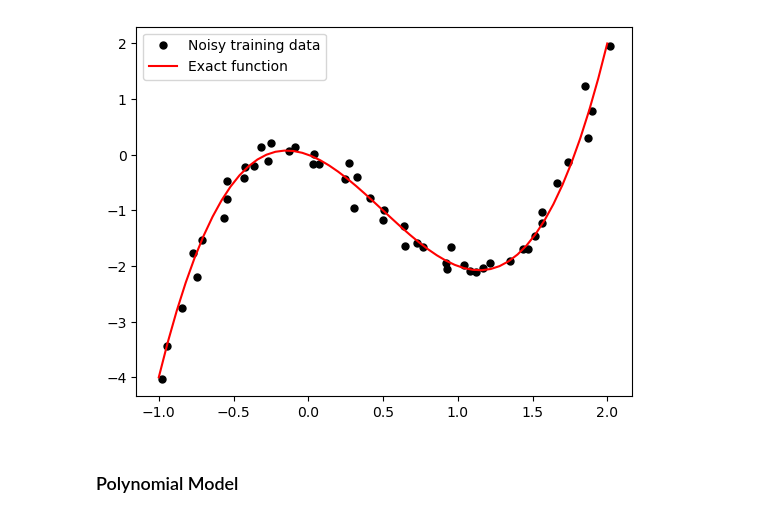
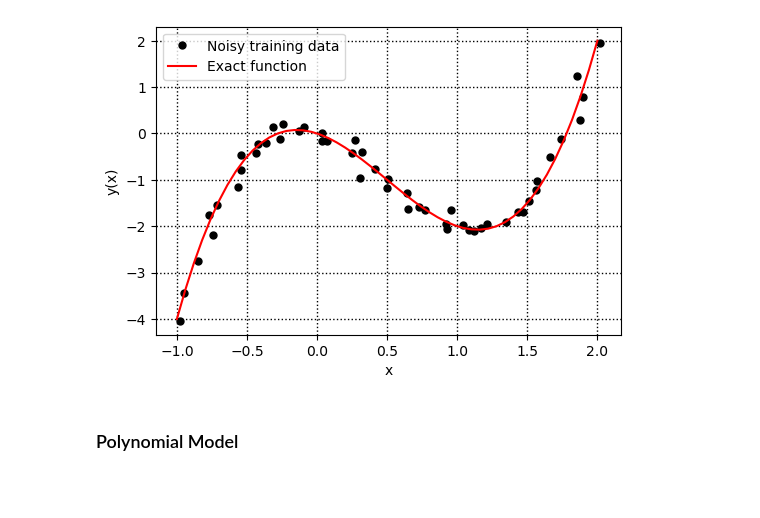
Before and after one commit to nampluskr/deep_learning_tutorials, a Jupyter notebook: edu_2025_ai/ex-01_function_fitting.ipynb, the cells around one changed output. Cells and saved outputs as stored; diff of their text form; code cells hidden in the pictures; blank space fills up the shorter version.

```diff
--- a/edu_2025_ai/ex-01_function_fitting.ipynb
+++ b/edu_2025_ai/ex-01_function_fitting.ipynb
@@ -4,23 +4,26 @@ import matplotlib.pyplot as plt
 # %%
 def model(x, a, b, c, d):
     return a * x**3 + b * x**2 + c * x + d
 
 n_samples = 51
 a, b, c, d = 2, -3, -1, 0
 
 x = np.linspace(-1, 2, n_samples)
 y = model(x, a, b, c, d)
 
 np.random.seed(42)
 x_data = x + np.random.randn(n_samples) * 0.05
 y_data = y + np.random.randn(n_samples) * 0.1
 
-plt.plot(x_data, y_data, 'ko', ms=5, label='Noisy training data')
-plt.plot(x, y, 'r-', label='Exact function')
-plt.legend()
+fig, ax = plt.subplots(figsize=(6, 4))
+ax.plot(x_data, y_data, 'ko', ms=5, label='Noisy training data')
+ax.plot(x, y, 'r-', label='Exact function')
+ax.set(xlabel="x", ylabel="y(x)")
+ax.grid(color="k", ls=":", lw=1)
+ax.legend()
 plt.show()
 # %% [output]
-[figure, old version]
+[figure, new version]
 # %% [markdown]
 ### Polynomial Model
 # %%
```
Also changed, not shown: parts of 1 cell of this notebook, 2 other files.
